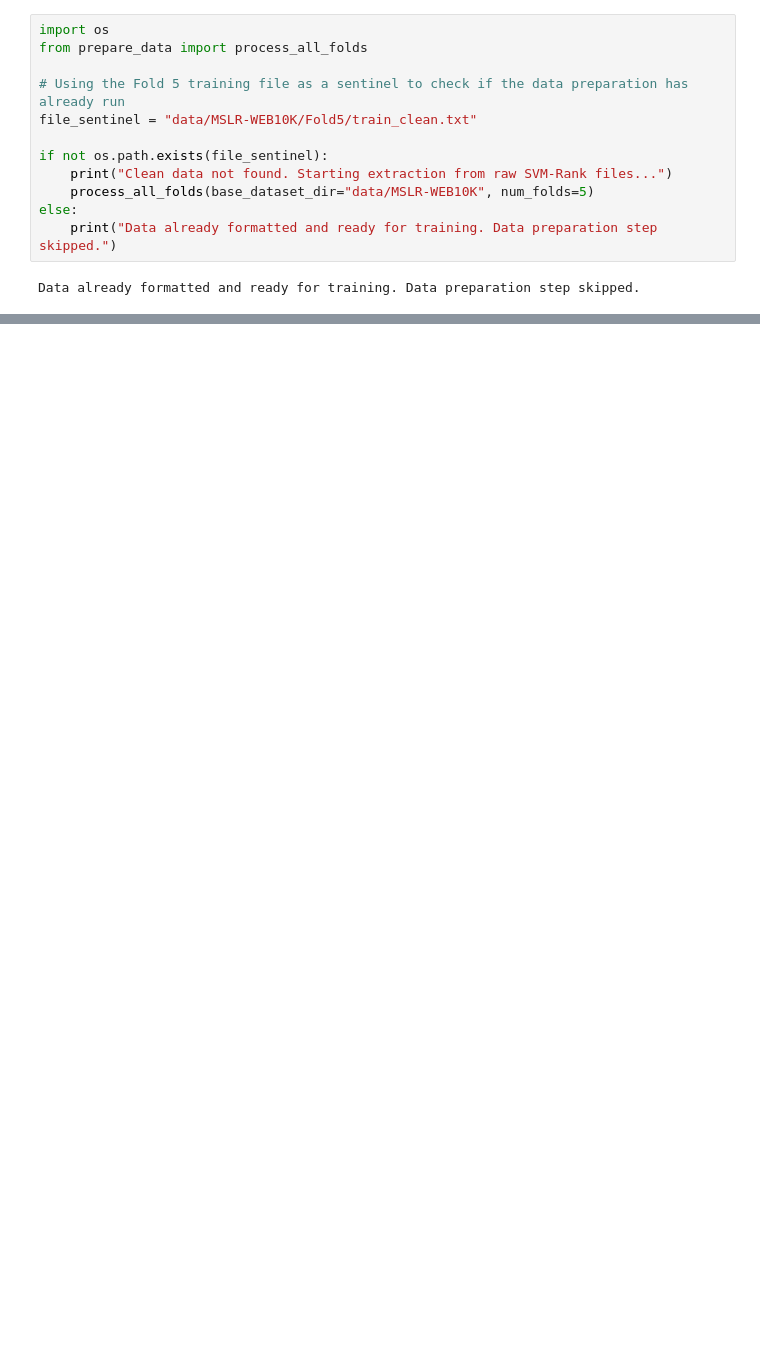
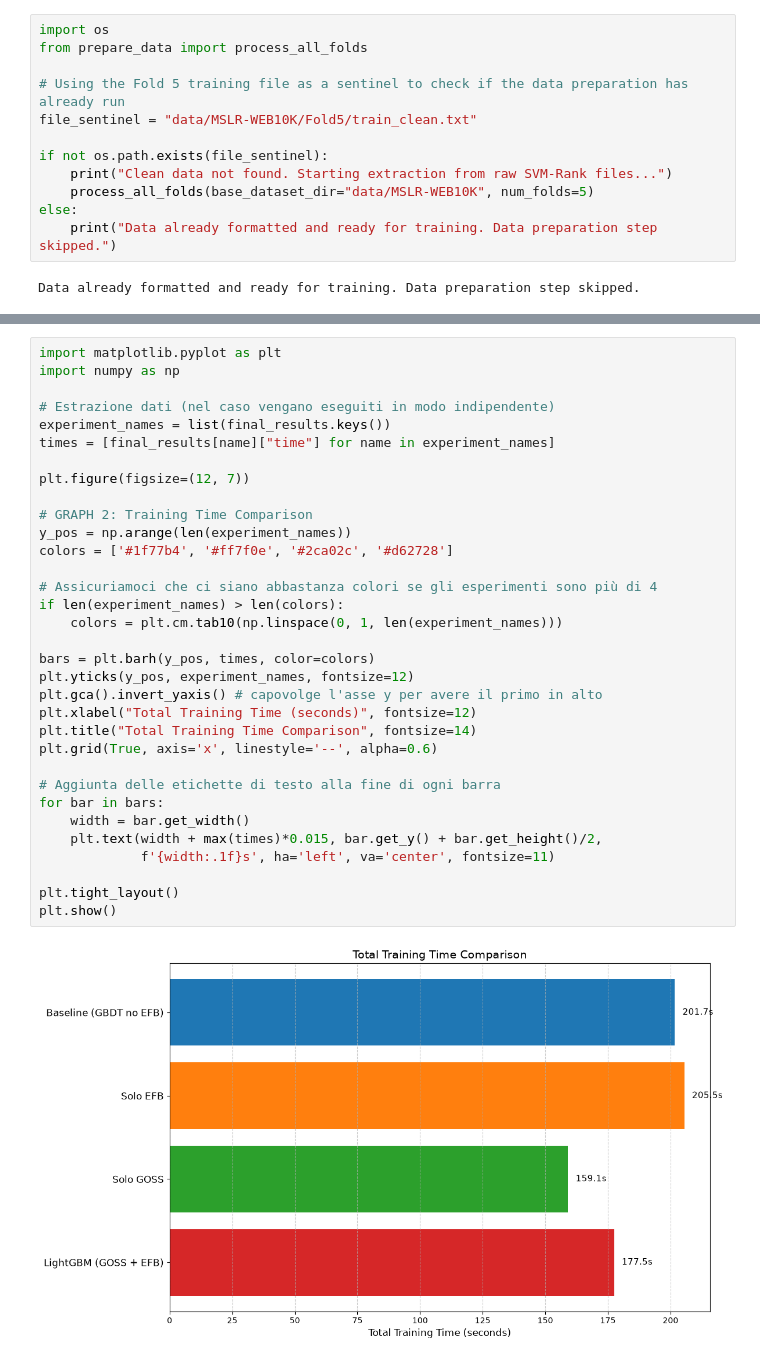
Before and after one commit to NiccoTara/ir-lightgbm-project, a Jupyter notebook: experiment.ipynb, the cells around one changed output, grey strips where cells are left out. Saved outputs shown, nothing was run; the diff lists cells and outputs as text; blank space fills up the shorter version.

```diff
--- a/experiment.ipynb
+++ b/experiment.ipynb
@@ -112,0 +154,35 @@ plt.show()
+# %%
+import matplotlib.pyplot as plt
+import numpy as np
+
+# Estrazione dati (nel caso vengano eseguiti in modo indipendente)
+experiment_names = list(final_results.keys())
+times = [final_results[name]["time"] for name in experiment_names]
+
+plt.figure(figsize=(12, 7))
+
+# GRAPH 2: Training Time Comparison
+y_pos = np.arange(len(experiment_names))
+colors = ['#1f77b4', '#ff7f0e', '#2ca02c', '#d62728']
+
+# Assicuriamoci che ci siano abbastanza colori se gli esperimenti sono più di 4
+if len(experiment_names) > len(colors):
+    colors = plt.cm.tab10(np.linspace(0, 1, len(experiment_names)))
+
+bars = plt.barh(y_pos, times, color=colors)
+plt.yticks(y_pos, experiment_names, fontsize=12)
+plt.gca().invert_yaxis() # capovolge l'asse y per avere il primo in alto
+plt.xlabel("Total Training Time (seconds)", fontsize=12)
+plt.title("Total Training Time Comparison", fontsize=14)
+plt.grid(True, axis='x', linestyle='--', alpha=0.6)
+
+# Aggiunta delle etichette di testo alla fine di ogni barra
+for bar in bars:
+    width = bar.get_width()
+    plt.text(width + max(times)*0.015, bar.get_y() + bar.get_height()/2,
+             f'{width:.1f}s', ha='left', va='center', fontsize=11)
+
+plt.tight_layout()
+plt.show()
+# %% [output]
+[figure, added]
```
Also changed, not shown: parts of 3 cells of this notebook, 1 other file.
